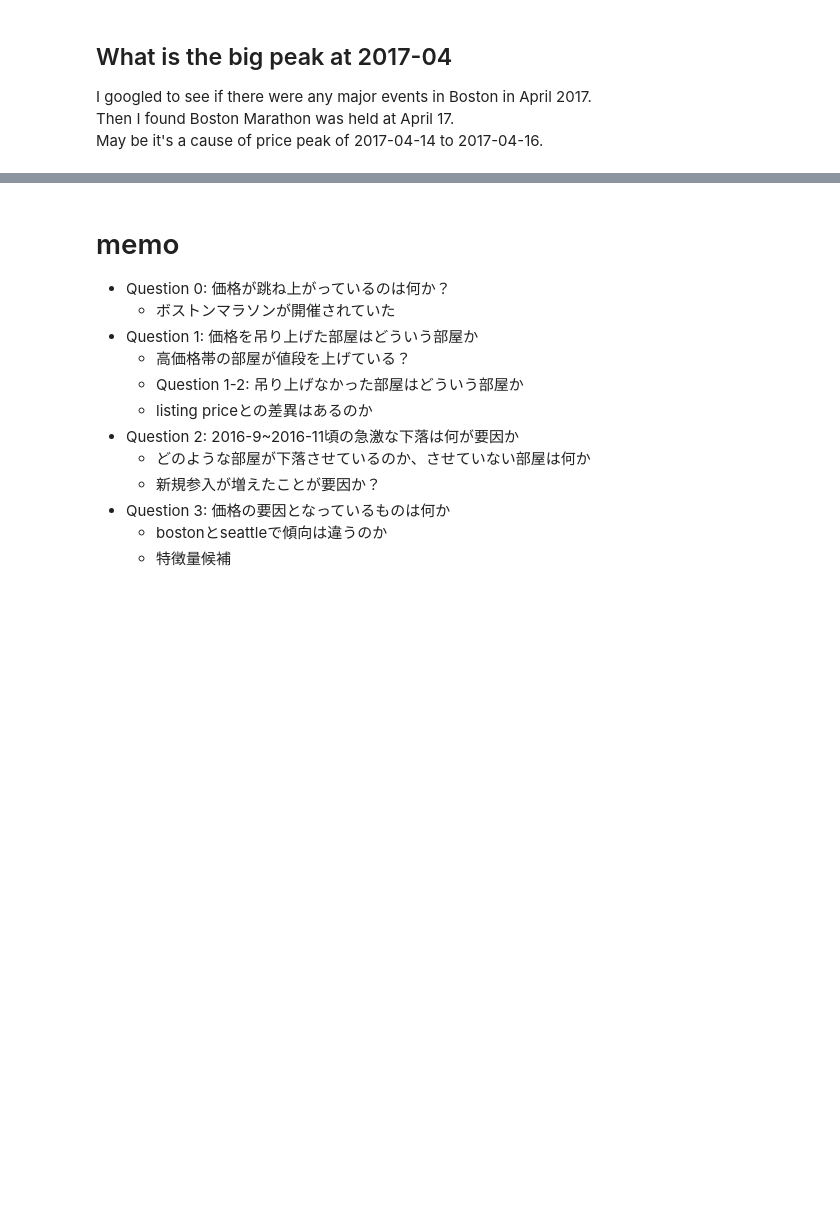
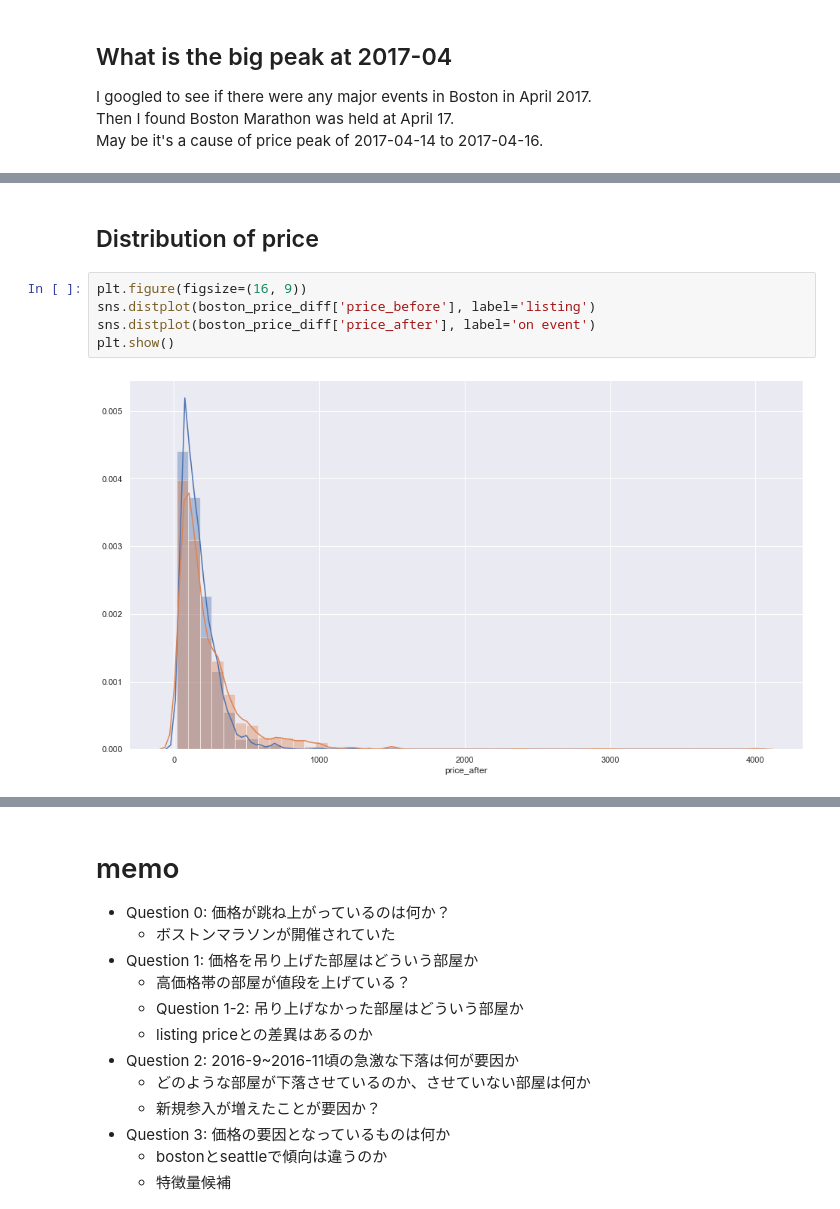
Before and after one commit to kawano8811/Write-A-Data-Science-Blog-Post, a Jupyter notebook: write_a_data_science_blog_post.ipynb, the cells around one changed output, grey strips where cells are left out. Saved outputs shown, nothing was run; the diff lists cells and outputs as text; blank space fills up the shorter version.

```diff
--- a/write_a_data_science_blog_post.ipynb
+++ b/write_a_data_science_blog_post.ipynb
@@ -227,0 +104,9 @@ The room that raised their prices during the Boston Marathon were the ones with
+# %% [markdown]
+## Distribution of price
+# %%
+plt.figure(figsize=(16, 9))
+sns.distplot(boston_price_diff['price_before'], label='listing')
+sns.distplot(boston_price_diff['price_after'], label='on event')
+plt.show()
+# %% [output]
+[figure, added]
```
Also changed, not shown: parts of 46 cells of this notebook.
